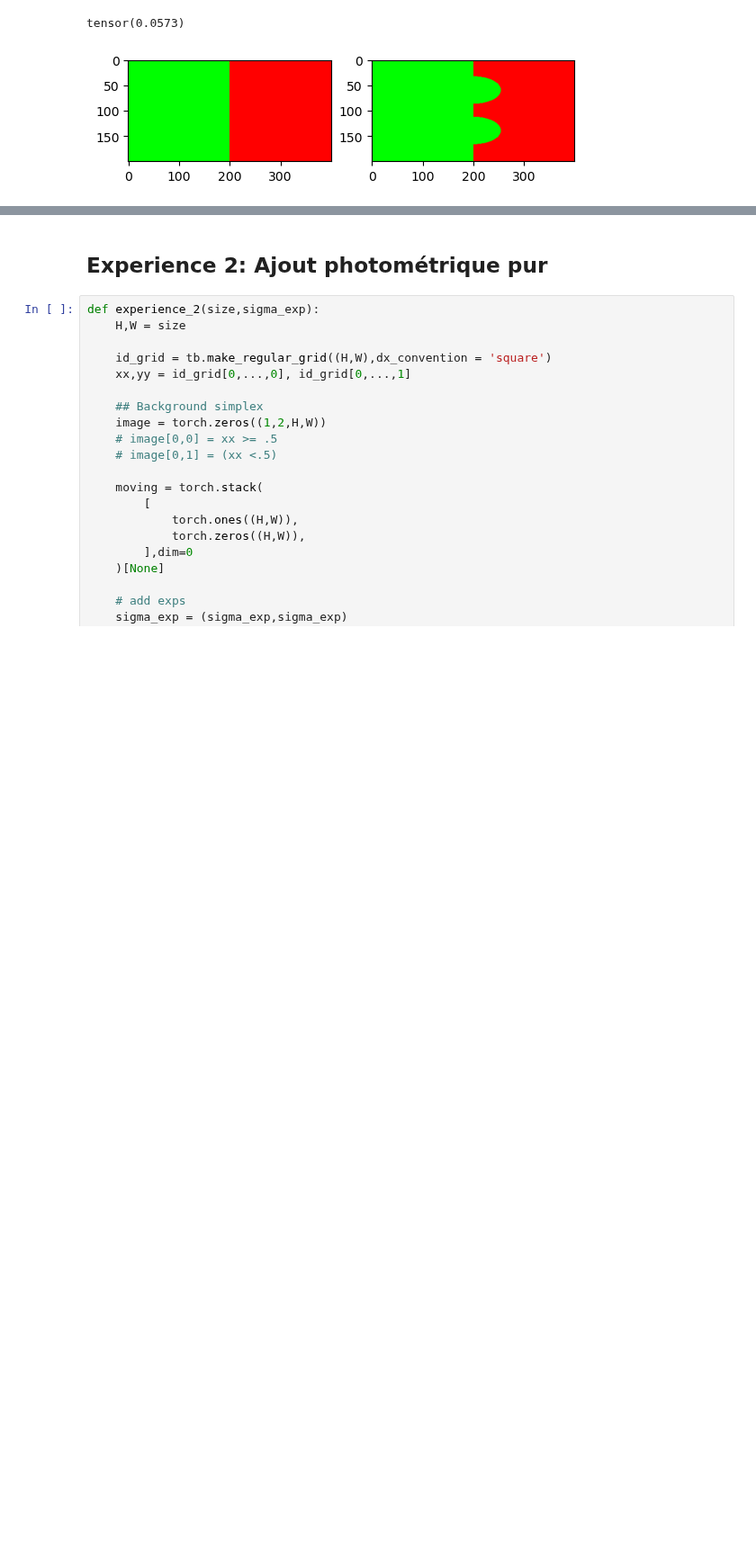
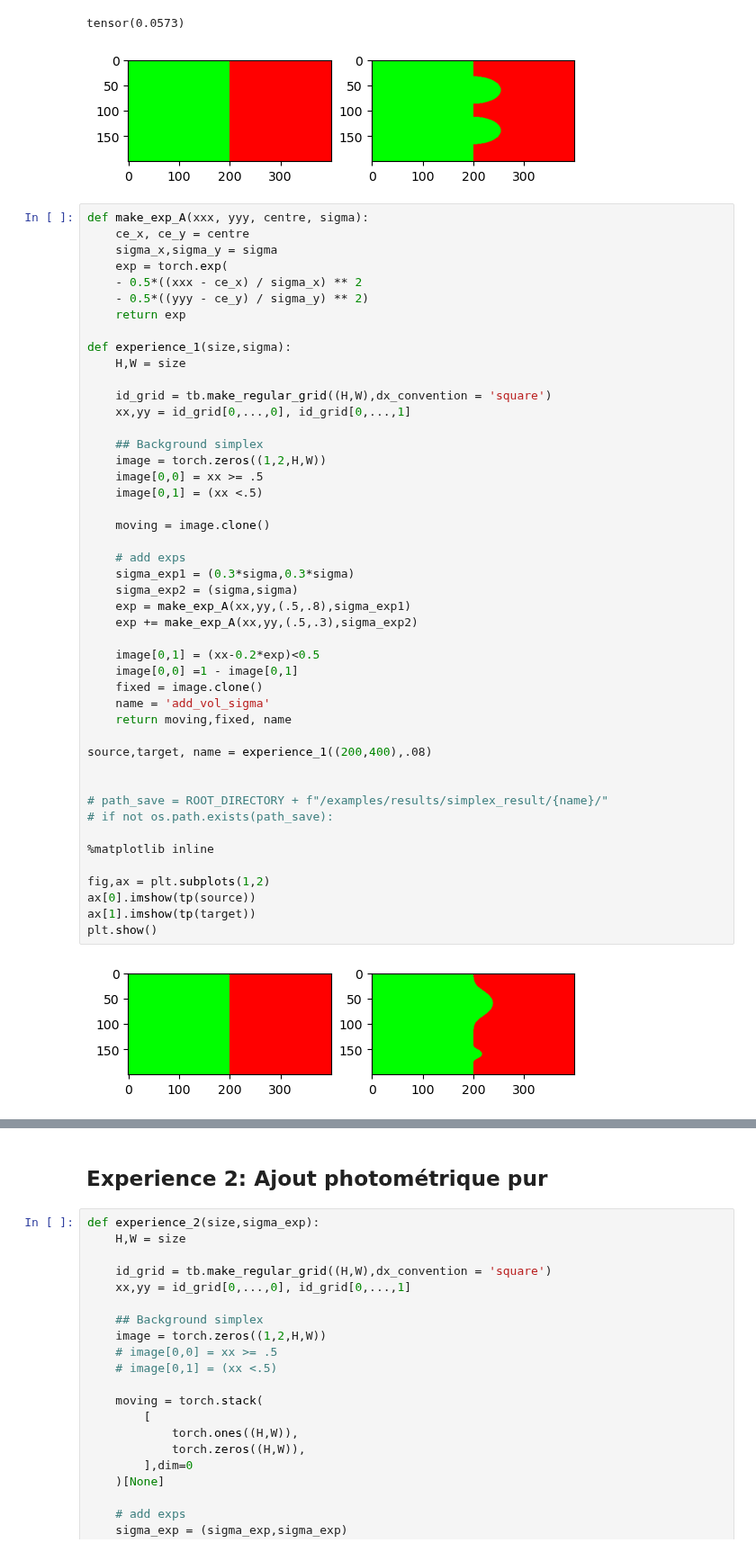
Before and after one commit to antonfrancois/Demeter_metamorphosis, a Jupyter notebook: examples/kernel_invariance.ipynb, the cells around one changed output, grey strips where cells are left out. Shown at 90% size. Cells and saved outputs as stored; diff of their text form; blank space fills up the shorter version.

```diff
--- a/examples/kernel_invariance.ipynb
+++ b/examples/kernel_invariance.ipynb
@@ -216,3 +210,51 @@ plt.show()
 # %% [output]
 tensor(0.0573)
 [figure]
+# %%
+def make_exp_A(xxx, yyy, centre, sigma):
+    ce_x, ce_y = centre
+    sigma_x,sigma_y = sigma
+    exp = torch.exp(
+    - 0.5*((xxx - ce_x) / sigma_x) ** 2
+    - 0.5*((yyy - ce_y) / sigma_y) ** 2)
+    return exp
+
+def experience_1(size,sigma):
+    H,W = size
+
+    id_grid = tb.make_regular_grid((H,W),dx_convention = 'square')
+    xx,yy = id_grid[0,...,0], id_grid[0,...,1]
+
+    ## Background simplex
+    image = torch.zeros((1,2,H,W))
+    image[0,0] = xx >= .5
+    image[0,1] = (xx <.5)
+
+    moving = image.clone()
+
+    # add exps
+    sigma_exp1 = (0.3*sigma,0.3*sigma)
+    sigma_exp2 = (sigma,sigma)
+    exp = make_exp_A(xx,yy,(.5,.8),sigma_exp1)
+    exp += make_exp_A(xx,yy,(.5,.3),sigma_exp2)
+
+    image[0,1] = (xx-0.2*exp)<0.5
+    image[0,0] =1 - image[0,1]
+    fixed = image.clone()
+    name = 'add_vol_sigma'
+    return moving,fixed, name
+
+source,target, name = experience_1((200,400),.08)
+
+
+# path_save = ROOT_DIRECTORY + f"/examples/results/simplex_result/{name}/"
+# if not os.path.exists(path_save):
+
+%matplotlib inline
+
+fig,ax = plt.subplots(1,2)
+ax[0].imshow(tp(source))
+ax[1].imshow(tp(target))
+plt.show()
+# %% [output]
+[figure, added]
```
Also changed, not shown: parts of 3 cells of this notebook, 3 other files.
